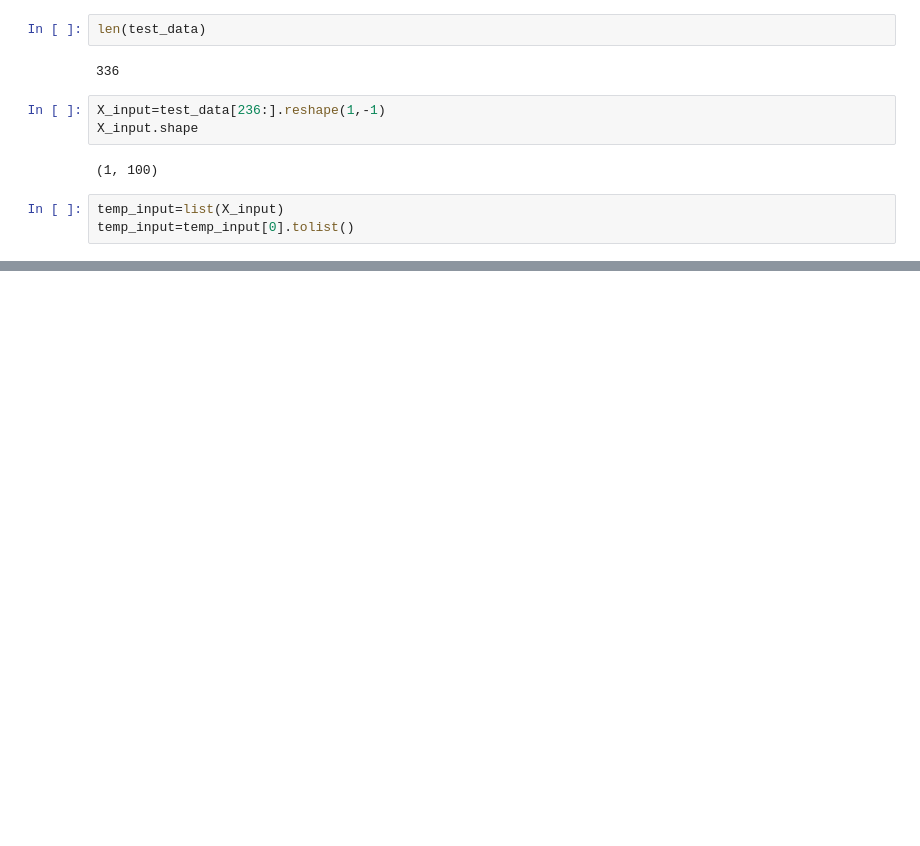
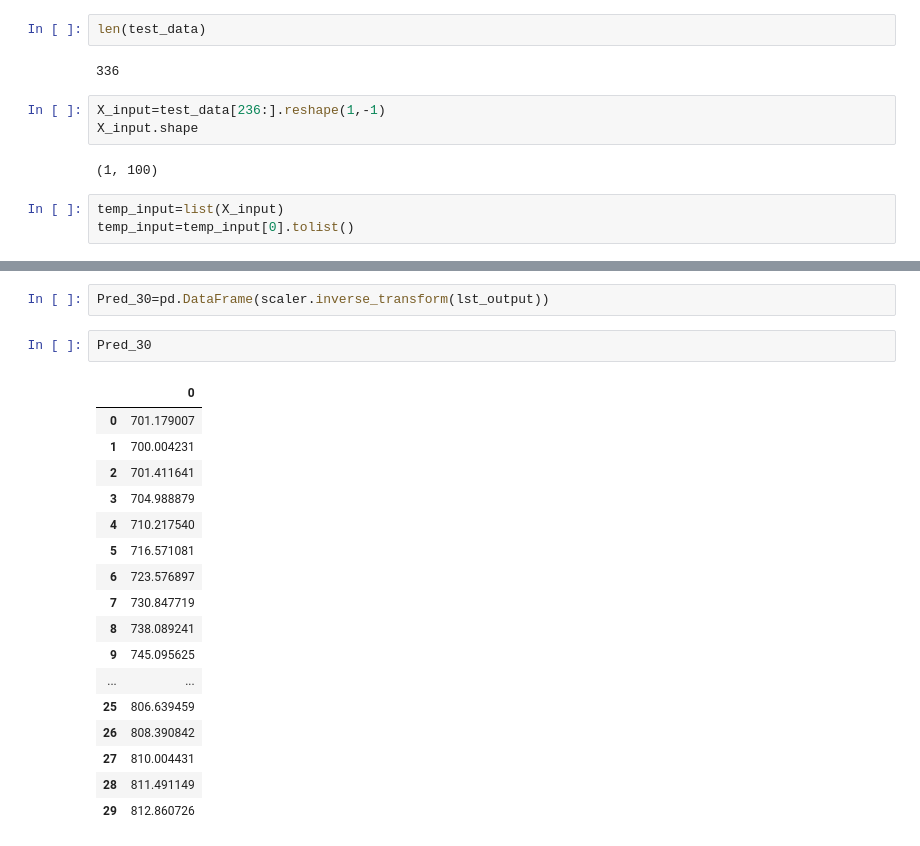
Before and after one commit to sreeniedp/Coursera_ML_Assignments, a Jupyter notebook: New_Model.ipynb, the cells around one changed output, grey strips where cells are left out. Drawn from its saved outputs; the diff is of its cells as text; blank space fills up the shorter version.

```diff
--- a/New_Model.ipynb
+++ b/New_Model.ipynb
@@ -301,0 +358,22 @@ TypeError: ignored
+# %%
+Pred_30=pd.DataFrame(scaler.inverse_transform(lst_output))
+# %%
+Pred_30
+# %% [output]
+|  | 0 |
+| 0 | 701.179007 |
+| 1 | 700.004231 |
+| 2 | 701.411641 |
+| 3 | 704.988879 |
+| 4 | 710.217540 |
+| 5 | 716.571081 |
+| 6 | 723.576897 |
+| 7 | 730.847719 |
+| 8 | 738.089241 |
+| 9 | 745.095625 |
+| ... | ... |
+| 25 | 806.639459 |
+| 26 | 808.390842 |
+| 27 | 810.004431 |
+| 28 | 811.491149 |
+| 29 | 812.860726 |
```
Also changed, not shown: parts of 23 cells of this notebook.
